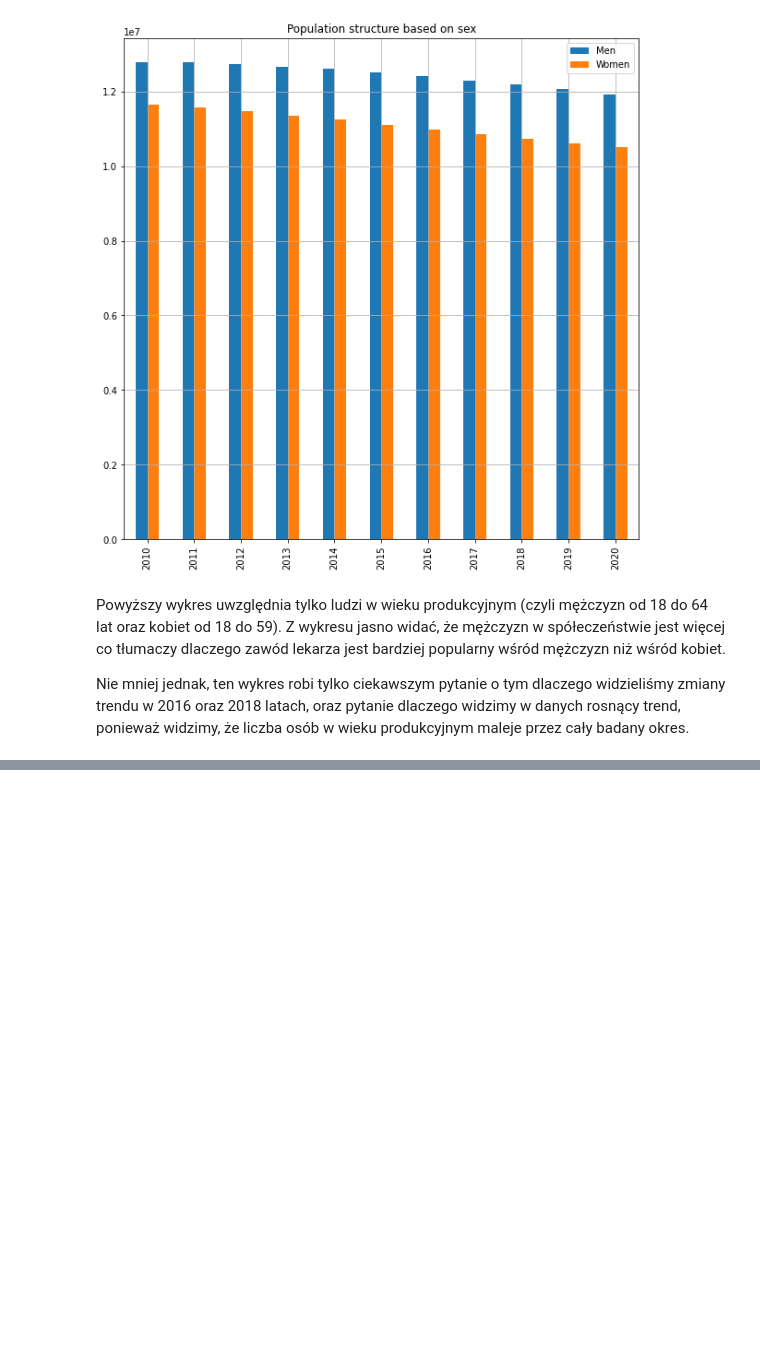
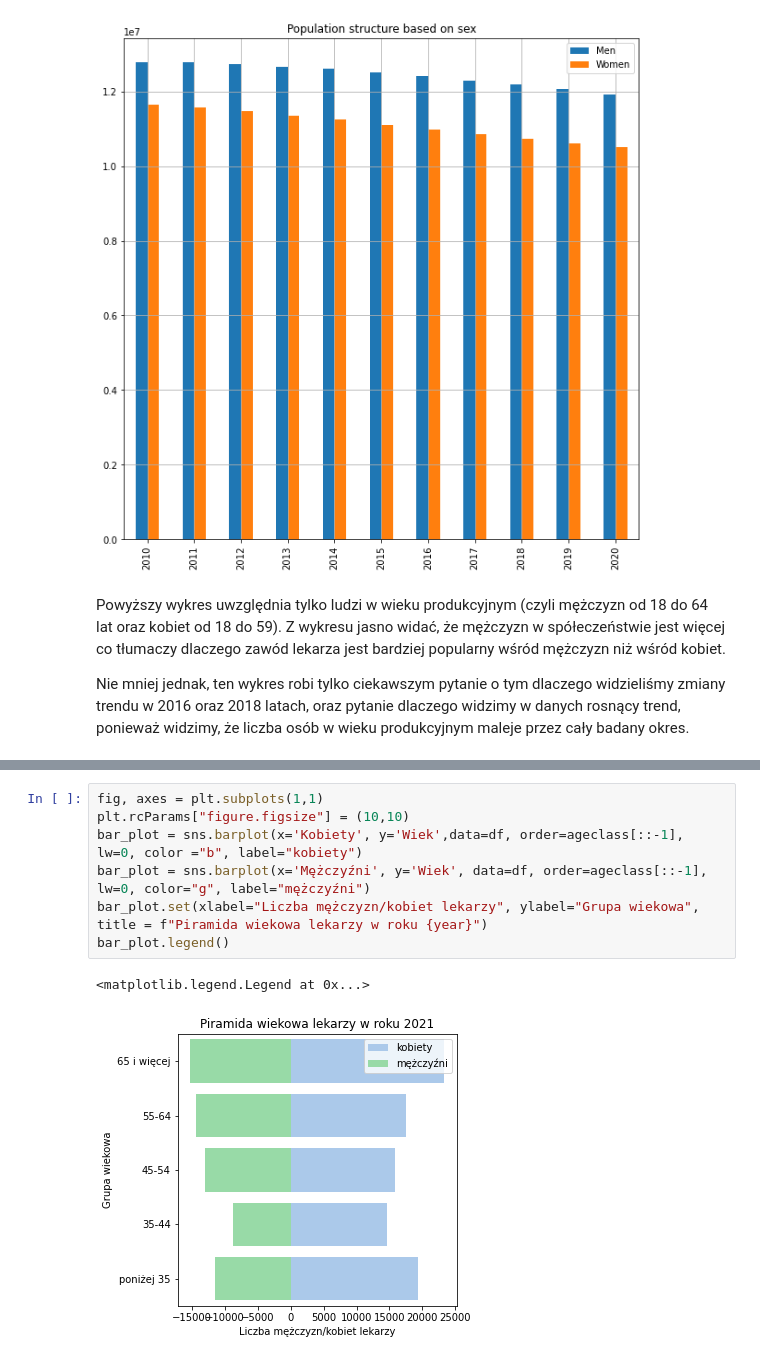
Before and after one commit to Qwebeck/medical-trends-exploration, a Jupyter notebook: notebooks/playground.ipynb, the cells around one changed output, grey strips where cells are left out. Cells and saved outputs as stored; diff of their text form; blank space fills up the shorter version.

```diff
--- a/notebooks/playground.ipynb
+++ b/notebooks/playground.ipynb
@@ -118,0 +183,10 @@ Nie mniej jednak, ten wykres robi tylko ciekawszym pytanie o tym dlaczego widzie
+# %%
+fig, axes = plt.subplots(1,1)
+plt.rcParams["figure.figsize"] = (10,10)
+bar_plot = sns.barplot(x='Kobiety', y='Wiek',data=df, order=ageclass[::-1], lw=0, color ="b", label="kobiety")
+bar_plot = sns.barplot(x='Mężczyźni', y='Wiek', data=df, order=ageclass[::-1], lw=0, color="g", label="mężczyźni")
+bar_plot.set(xlabel="Liczba mężczyzn/kobiet lekarzy", ylabel="Grupa wiekowa", title = f"Piramida wiekowa lekarzy w roku {year}")
+bar_plot.legend()
+# %% [output]
+<matplotlib.legend.Legend at 0x...>
+[figure, added]
```
Also changed, not shown: parts of 17 cells of this notebook, 3 other files.
